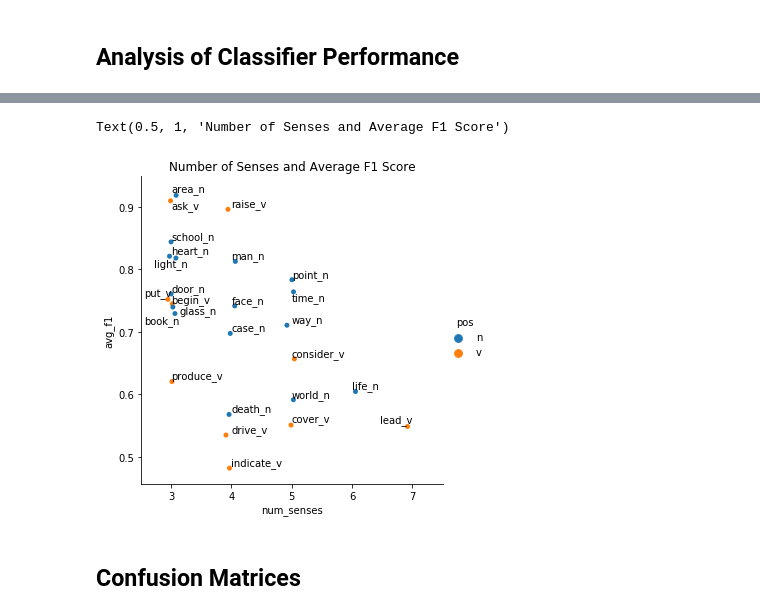
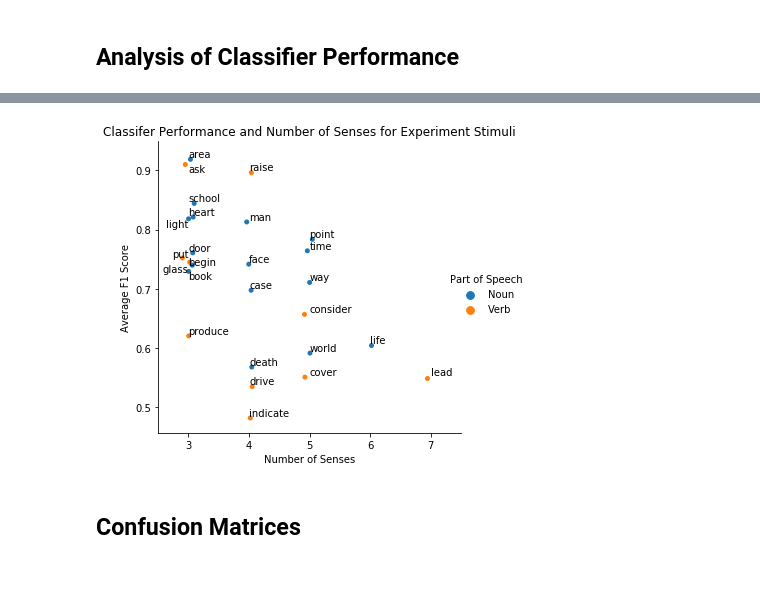
Before and after one commit to sathvikn/bert-wordsense, a Jupyter notebook: codebase/notebooks/logistic_test.ipynb, the cells around one changed output, grey strips where cells are left out. Cells and saved outputs as stored; diff of their text form; code cells hidden in the pictures; blank space fills up the shorter version.

```diff
--- a/codebase/notebooks/logistic_test.ipynb
+++ b/codebase/notebooks/logistic_test.ipynb
@@ -26,3 +17,6 @@ See the caveats in the documentation: http://pandas.pydata.org/pandas-docs/stabl
+# %%
+results = pd.read_csv('../data/approved_expt_results.csv')
+incl_users = results['userID'].unique()
 # %%
 test_repeat_lem_cnt = get_lemma_counts(results, incl_users, db)
 test_words = test_repeat_lem_cnt[test_repeat_lem_cnt['num_trials'] > 10]['lemma']
@@ -67,0 +66,2 @@ model_perf
+# %%
+model_perf['Part of Speech'] = model_perf['pos'].replace({'n': "Noun", 'v': 'Verb'}) # For plotting
@@ -73,13 +75,16 @@ with_entropy = model_perf.merge(semcor_entropy, on = 'word')
 # %%
 from adjustText import adjust_text
 # %%
-ent_f1 = sns.scatterplot(x = 'entropy', y = 'avg_f1', hue = 'pos', data = with_entropy)
+ent_f1 = sns.scatterplot(x = 'entropy', y = 'avg_f1', hue = 'Part of Speech', data = with_entropy)
 
 texts = []
-for x, y, s in zip(with_entropy['entropy'], with_entropy['avg_f1'], with_entropy['word']):
+for x, y, s in zip(with_entropy['entropy'], with_entropy['avg_f1'], with_entropy['word'].apply(lambda s: s.split("_")[0])):
     texts.append(plt.text(x, y, s))
 
 adjust_text(texts, force_points=0.2, force_text=0.2, expand_points=(1, 1), expand_text=(1, 1))
-
-plt.title("Entropy and Average F1 Score")
+plt.xlabel("Entropy in Semcor")
+plt.ylabel("Average F1 Score")
+plt.title("Classifier Performance with Respect to Entropy for Experiment Stimuli")
+plt.tight_layout()
+plt.savefig("../../results/figures/f1_entropy_expt.png")
 # %% [output]
@@ -89,17 +93,21 @@ Text(0.5, 1, 'Entropy and Average F1 Score')
 model_perf['num_senses'] = model_perf['word'].apply(get_num_senses, args = [db])
 model_perf['pos'] = model_perf['word'].apply(get_pos, args = ['_'])
 # %%
-sns.catplot(x = 'num_senses', y = 'avg_f1', hue = 'pos', data = model_perf)
+sns.catplot(x = 'num_senses', y = 'avg_f1', hue = 'Part of Speech', data = model_perf)
 texts = []
-for x, y, s in zip(model_perf['num_senses'] - 3, model_perf['avg_f1'], model_perf['word']):
+for x, y, s in zip(model_perf['num_senses'] - 3, model_perf['avg_f1'],
+                   model_perf['word'].apply(lambda s: s.split("_")[0])):
     texts.append(plt.text(x, y, s))
 
 adjust_text(texts, force_points=0.2, force_text=0.2, expand_points=(1, 1), expand_text=(1, 1))
 
-plt.title("Number of Senses and Average F1 Score")
+plt.title("Classifer Performance and Number of Senses for Experiment Stimuli")
+plt.xlabel("Number of Senses")
+plt.ylabel("Average F1 Score")
+plt.tight_layout()
+plt.savefig("../../results/figures/f1_num_sense_expt")
 # %% [output]
-Text(0.5, 1, 'Number of Senses and Average F1 Score')
-[figure, old version]
+[figure, new version]
 # %% [markdown]
 ## Confusion Matrices
 # %% [markdown]
```
Also changed, not shown: parts of 11 cells of this notebook, 1 other file.
